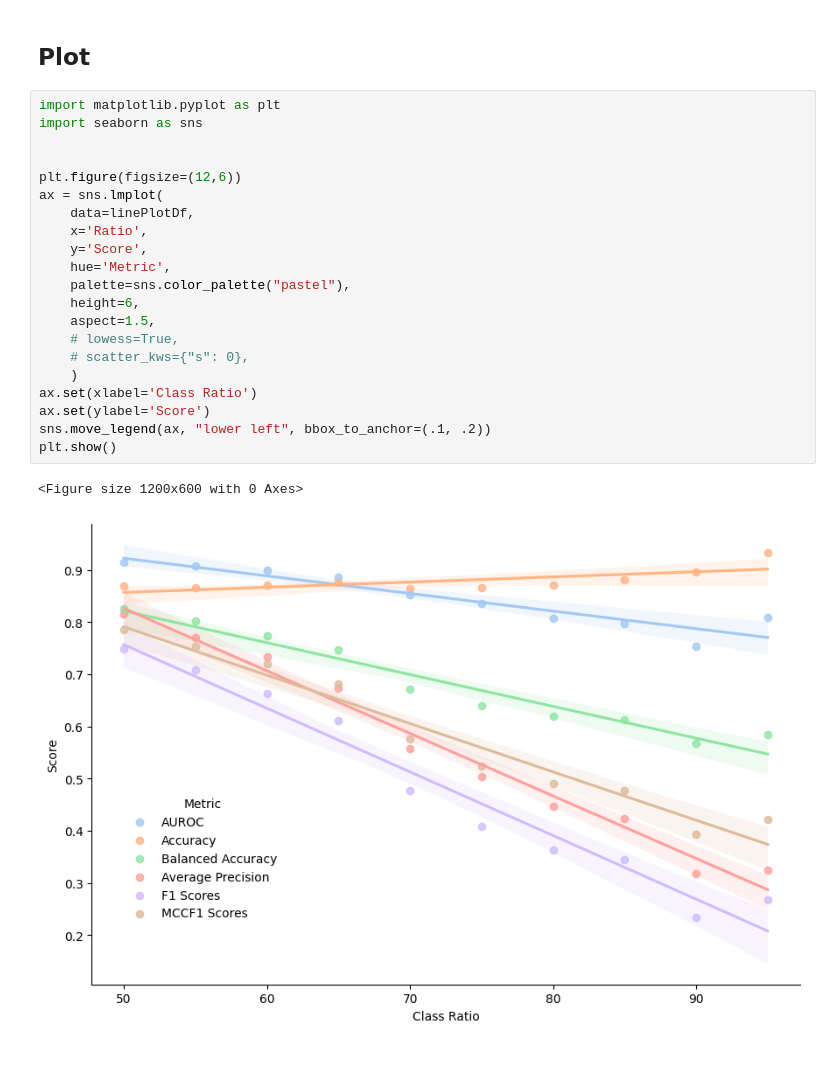
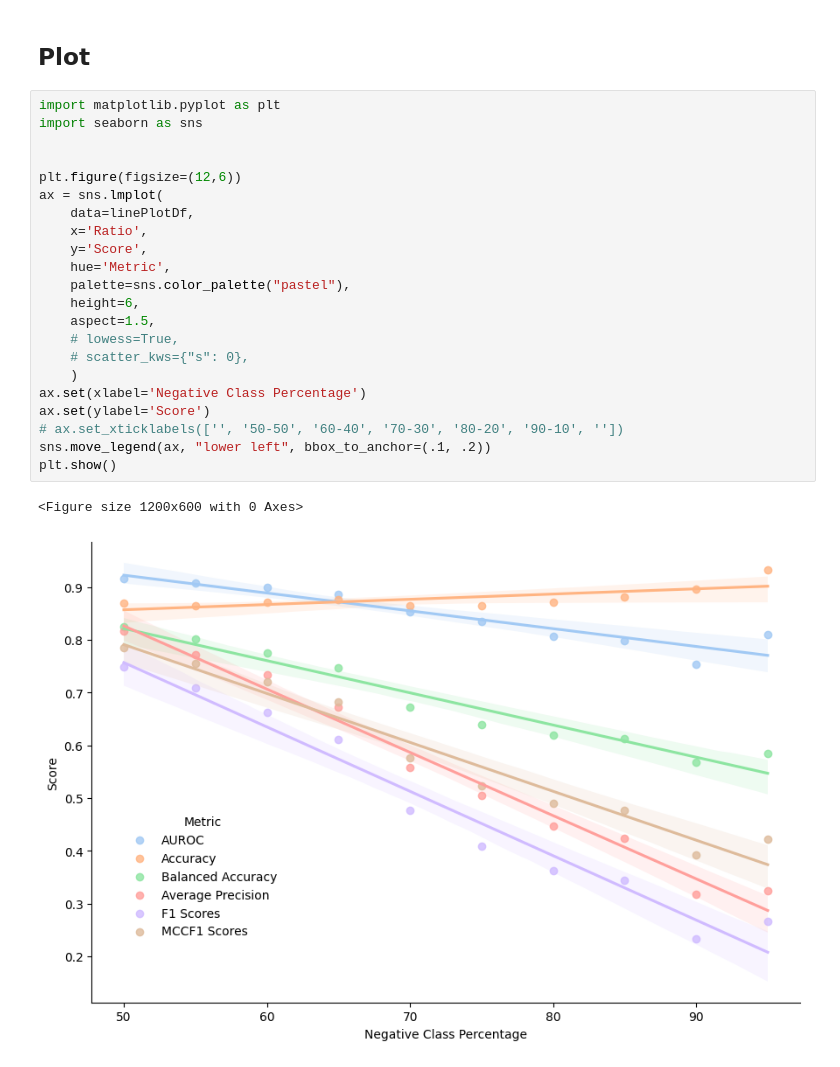
Before and after one commit to ryashpal/eICU-EHR-Pipeline, a Jupyter notebook: notebooks/sepsis_icd_cohort/experiments/04_class_ratio_analysis/analysis.ipynb, the cells around one changed output. Drawn from its saved outputs; the diff is of its cells as text.

```diff
--- a/notebooks/sepsis_icd_cohort/experiments/04_class_ratio_analysis/analysis.ipynb
+++ b/notebooks/sepsis_icd_cohort/experiments/04_class_ratio_analysis/analysis.ipynb
@@ -186,24 +187,25 @@ linePlotDf.pivot(columns=['Metric'], index=['Ratio'], values=['Score'])
 # %%
 import matplotlib.pyplot as plt
 import seaborn as sns
 
 
 plt.figure(figsize=(12,6))
 ax = sns.lmplot(
     data=linePlotDf,
     x='Ratio',
     y='Score',
     hue='Metric',
     palette=sns.color_palette("pastel"),
     height=6,
     aspect=1.5,
     # lowess=True,
     # scatter_kws={"s": 0},
     )
-ax.set(xlabel='Class Ratio')
+ax.set(xlabel='Negative Class Percentage')
 ax.set(ylabel='Score')
+# ax.set_xticklabels(['', '50-50', '60-40', '70-30', '80-20', '90-10', ''])
 sns.move_legend(ax, "lower left", bbox_to_anchor=(.1, .2))
 plt.show()
 # %% [output]
 <Figure size 1200x600 with 0 Axes>
-[figure, old version]
+[figure, new version]
```
Also changed, not shown: parts of 1 cell of this notebook.
